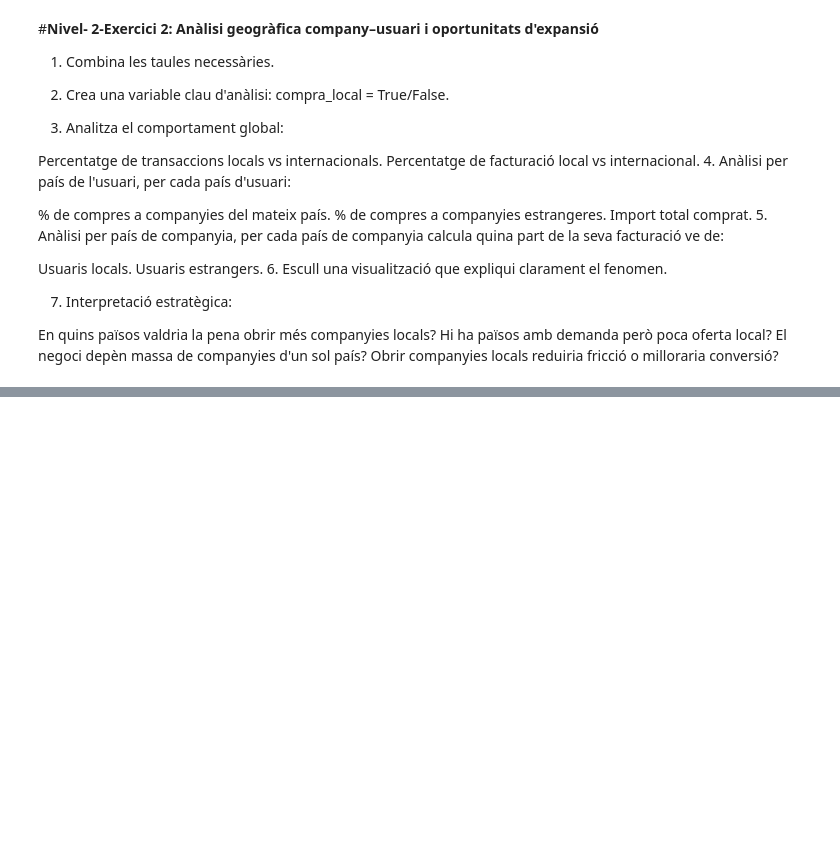
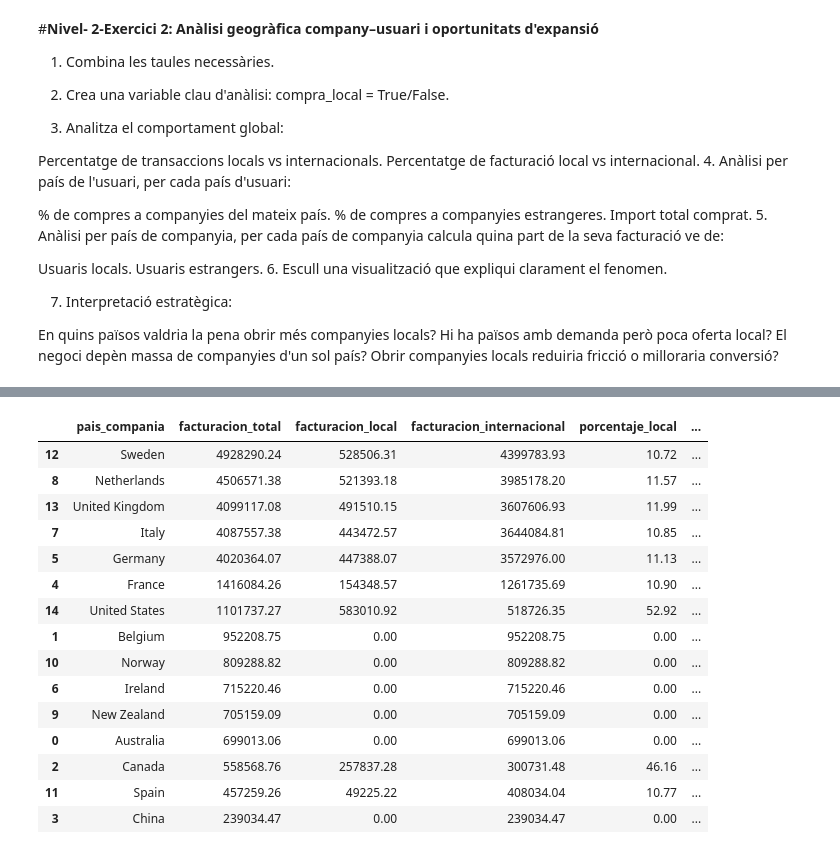
Before and after one commit to Desireegit1/Desiree-Diaz-Python-Sprint-7-11, a Jupyter notebook: SPRINT_9_DESIREE_DIAZ.ipynb, the cells around one changed output, grey strips where cells are left out. Cells and saved outputs as stored; diff of their text form; code cells hidden in the pictures; blank space fills up the shorter version.

```diff
--- a/SPRINT_9_DESIREE_DIAZ.ipynb
+++ b/SPRINT_9_DESIREE_DIAZ.ipynb
@@ -2070,0 +2618,74 @@ Obrir companyies locals reduiria fricció o milloraria conversió?
+# %%
+
+
+df_paises_companias = (
+    df_global.groupby("pais_compania")
+    .agg(
+        facturacion_total=("amount", "sum")
+    )
+    .reset_index()
+)
+
+
+
+
+facturacion_local = (
+    df_global[df_global["compra_local"] == True]
+    .groupby("pais_compania")["amount"]
+    .sum()
+)
+
+
+
+
+df_paises_companias["facturacion_local"] = (
+    df_paises_companias["pais_compania"]
+    .map(facturacion_local)
+    .fillna(0)
+)
+
+
+
+
+df_paises_companias["facturacion_internacional"] = (
+    df_paises_companias["facturacion_total"]
+    - df_paises_companias["facturacion_local"]
+)
+
+
+
+
+df_paises_companias["porcentaje_local"] = (
+    df_paises_companias["facturacion_local"]
+    / df_paises_companias["facturacion_total"] * 100
+).round(2)
+
+df_paises_companias["porcentaje_internacional"] = (
+    100 - df_paises_companias["porcentaje_local"]
+).round(2)
+
+
+
+
+df_paises_companias = df_paises_companias.sort_values(
+    "facturacion_total",
+    ascending=False
+)
+
+
+
+print("FACTURACIÓN POR PAÍS DE LA COMPAÑÍA:")
+
+display(
+    df_paises_companias[
+        [
+            "pais_compania",
+            "facturacion_total",
+            "facturacion_local",
+            "facturacion_internacional",
+            "porcentaje_local",
+            "porcentaje_internacional"
+        ]
+    ].round(2)
+)
+# %% [output]
@@ -2070,0 +2693,16 @@ Obrir companyies locals reduiria fricció o milloraria conversió?
+|  | pais_compania | facturacion_total | facturacion_local | facturacion_internacional | porcentaje_local | ... |
+| 12 | Sweden | 4928290.24 | 528506.31 | 4399783.93 | 10.72 | ... |
+| 8 | Netherlands | 4506571.38 | 521393.18 | 3985178.20 | 11.57 | ... |
+| 13 | United Kingdom | 4099117.08 | 491510.15 | 3607606.93 | 11.99 | ... |
+| 7 | Italy | 4087557.38 | 443472.57 | 3644084.81 | 10.85 | ... |
+| 5 | Germany | 4020364.07 | 447388.07 | 3572976.00 | 11.13 | ... |
+| 4 | France | 1416084.26 | 154348.57 | 1261735.69 | 10.90 | ... |
+| 14 | United States | 1101737.27 | 583010.92 | 518726.35 | 52.92 | ... |
+| 1 | Belgium | 952208.75 | 0.00 | 952208.75 | 0.00 | ... |
+| 10 | Norway | 809288.82 | 0.00 | 809288.82 | 0.00 | ... |
+| 6 | Ireland | 715220.46 | 0.00 | 715220.46 | 0.00 | ... |
+| 9 | New Zealand | 705159.09 | 0.00 | 705159.09 | 0.00 | ... |
+| 0 | Australia | 699013.06 | 0.00 | 699013.06 | 0.00 | ... |
+| 2 | Canada | 558568.76 | 257837.28 | 300731.48 | 46.16 | ... |
+| 11 | Spain | 457259.26 | 49225.22 | 408034.04 | 10.77 | ... |
+| 3 | China | 239034.47 | 0.00 | 239034.47 | 0.00 | ... |
```
Also changed, not shown: parts of 158 cells of this notebook.
